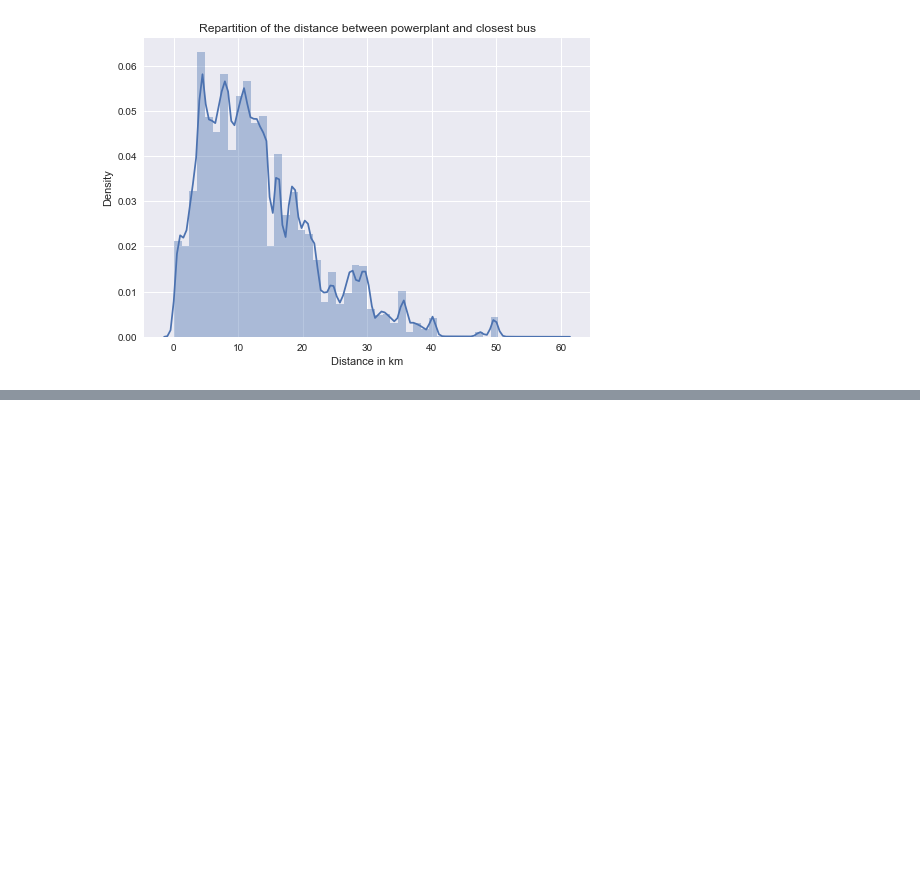
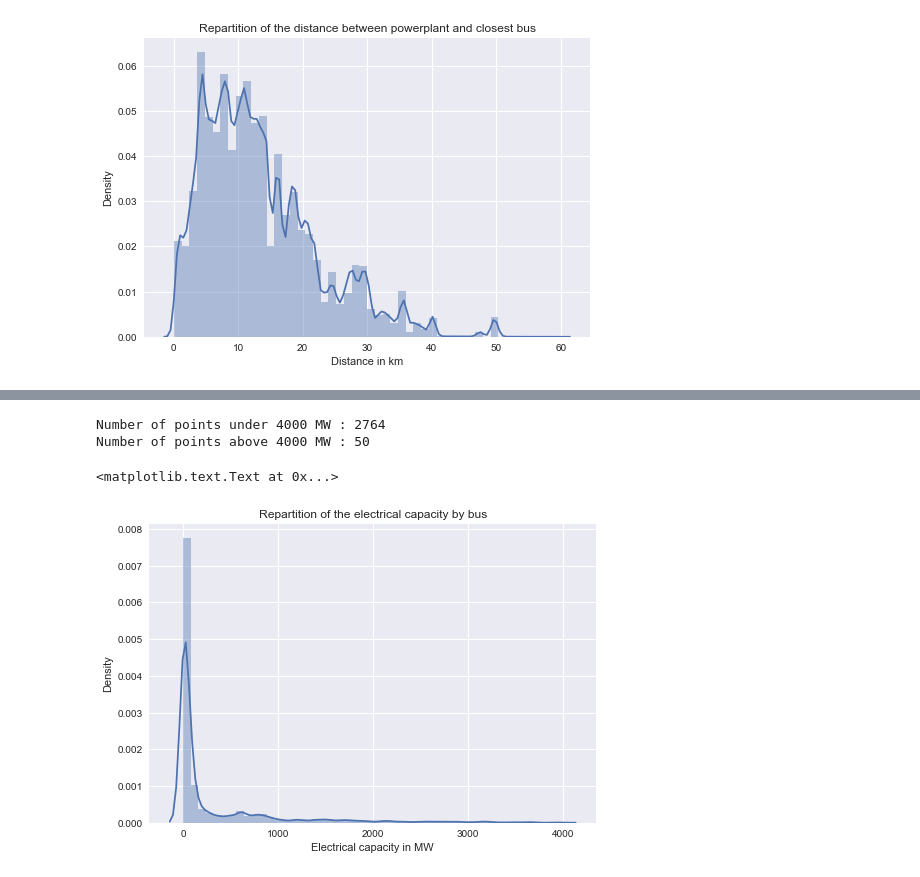
Before and after one commit to sebsa2/ALproject, a Jupyter notebook: associate_powerplants_and_buses.ipynb, the cells around one changed output, grey strips where cells are left out. Saved outputs shown, nothing was run; the diff lists cells and outputs as text; code cells hidden in the pictures; blank space fills up the shorter version.

Commit message:
Created csv with bus and their associated production capacity

```diff
--- a/associate_powerplants_and_buses.ipynb
+++ b/associate_powerplants_and_buses.ipynb
@@ -239,3 +251,5 @@ Number of points under 60 km : 1765334
 Number of points above 60 km : 379
 <matplotlib.text.Text at 0x...>
 [figure]
+# %%
+df_bus_capacity = df_all_powerplants.groupby(['bus_id'], as_index=False)['electrical_capacity'].sum()
@@ -241,0 +270,16 @@ Number of points above 60 km : 379
+# %%
+limit_capa = 4000
+print('Number of points under {0} MW : {1}'
+      .format(limit_capa,df_bus_capacity.electrical_capacity[df_bus_capacity.electrical_capacity <= limit_capa].count()))
+print('Number of points above {0} MW : {1}'
+      .format(limit_capa,df_bus_capacity.electrical_capacity[df_bus_capacity.electrical_capacity > limit_capa].count()))
+
+sns.distplot(df_bus_capacity.electrical_capacity[df_bus_capacity.electrical_capacity <= limit_capa])
+sns.plt.title('Repartition of the electrical capacity by bus')
+sns.plt.xlabel('Electrical capacity in MW')
+sns.plt.ylabel('Density')
+# %% [output]
+Number of points under 4000 MW : 2764
+Number of points above 4000 MW : 50
+<matplotlib.text.Text at 0x...>
+[figure, added]
```
Also changed, not shown: parts of 8 cells of this notebook.
